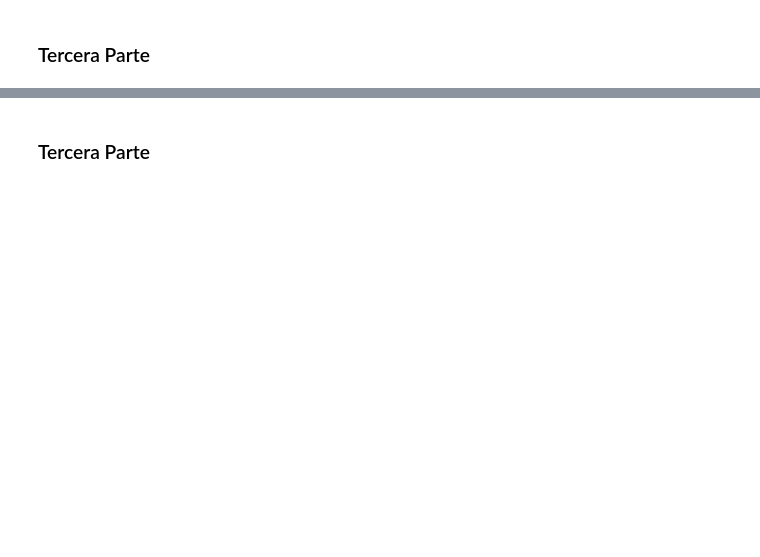
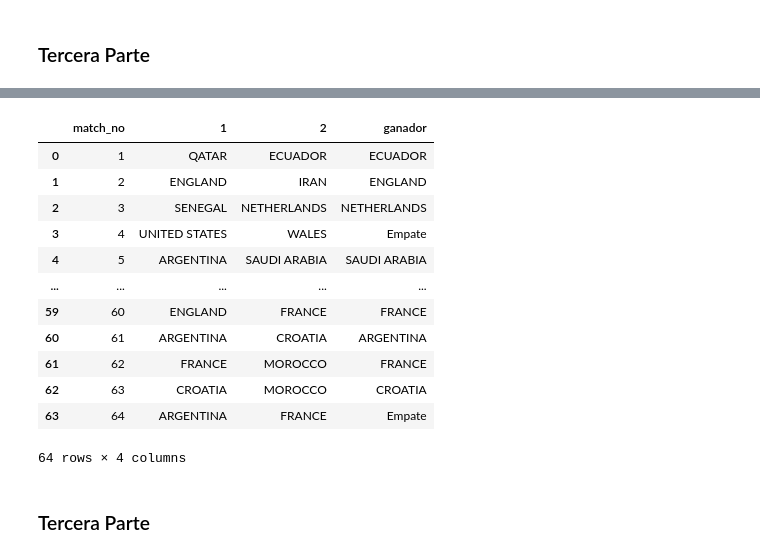
Before and after one commit to ivann641/Tecnologias_Exponenciales_2025, a Jupyter notebook: mundial_qatar_2022.ipynb, the cells around one changed output, grey strips where cells are left out. Cells and saved outputs as stored; diff of their text form; code cells hidden in the pictures; blank space fills up the shorter version.

```diff
--- a/mundial_qatar_2022.ipynb
+++ b/mundial_qatar_2022.ipynb
@@ -199,3 +289,26 @@ fig, ax = plt.subplots()
+# %%
+# Por cada partido, cual fue el equipo que gano?
+# Completar
+
+mundial["ganador"] = mundial.apply(
+    lambda row: row["1"] if row["1_goals"] > row["2_goals"] else (row["2"] if row["2_goals"] > row["1_goals"] else "Empate"),
+    axis=1
+)
+mundial[["match_no", "1", "2", "ganador"]]
+# %% [output]
+|  | match_no | 1 | 2 | ganador |
+| 0 | 1 | QATAR | ECUADOR | ECUADOR |
+| 1 | 2 | ENGLAND | IRAN | ENGLAND |
+| 2 | 3 | SENEGAL | NETHERLANDS | NETHERLANDS |
+| 3 | 4 | UNITED STATES | WALES | Empate |
+| 4 | 5 | ARGENTINA | SAUDI ARABIA | SAUDI ARABIA |
+| ... | ... | ... | ... | ... |
+| 59 | 60 | ENGLAND | FRANCE | FRANCE |
+| 60 | 61 | ARGENTINA | CROATIA | ARGENTINA |
+| 61 | 62 | FRANCE | MOROCCO | FRANCE |
+| 62 | 63 | CROATIA | MOROCCO | CROATIA |
+| 63 | 64 | ARGENTINA | FRANCE | Empate |
+64 rows × 4 columns
 # %%
 # En cada fase del mundial, cual fue el equipo que hizo mas goles?
 # Completar
```
Also changed, not shown: parts of 17 cells of this notebook.
